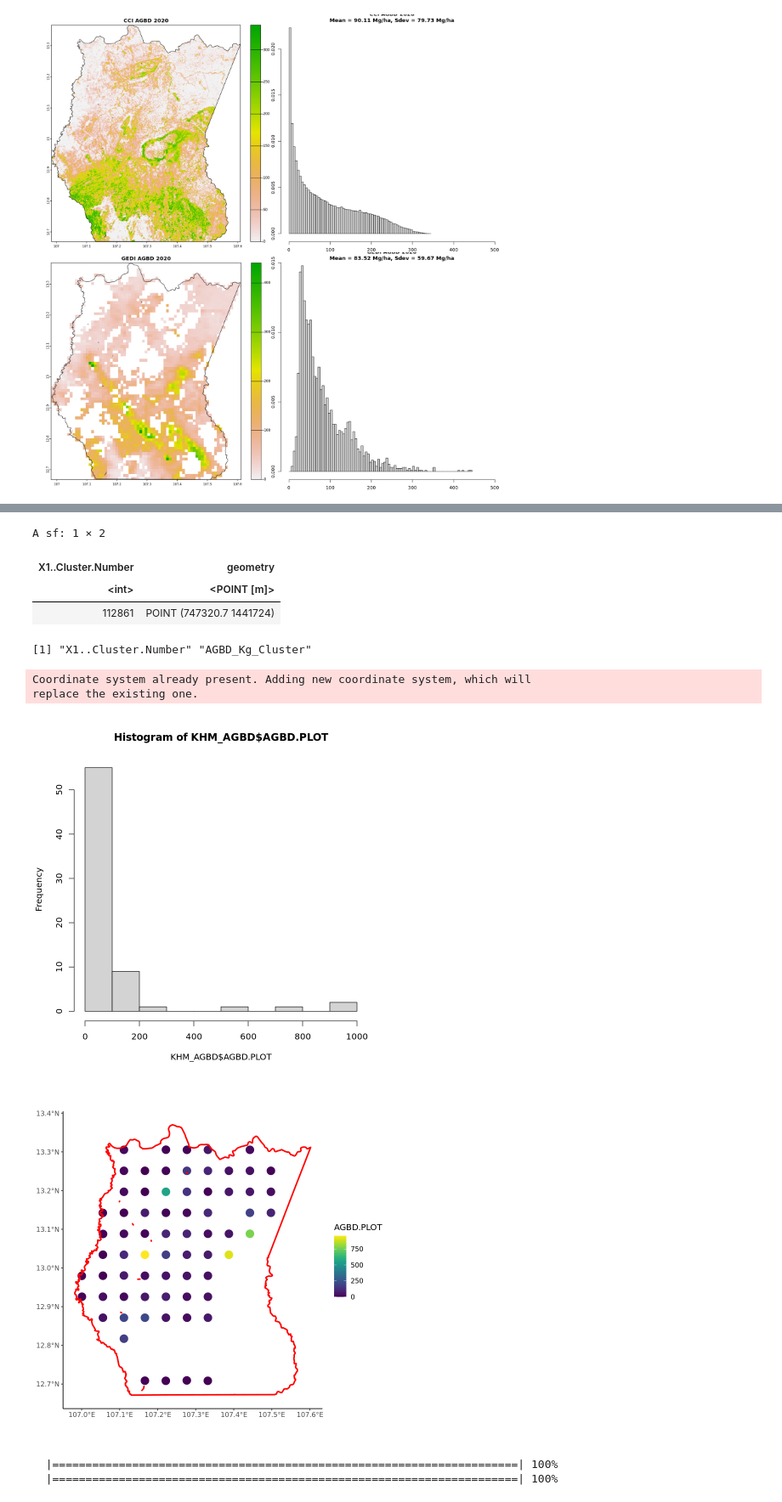
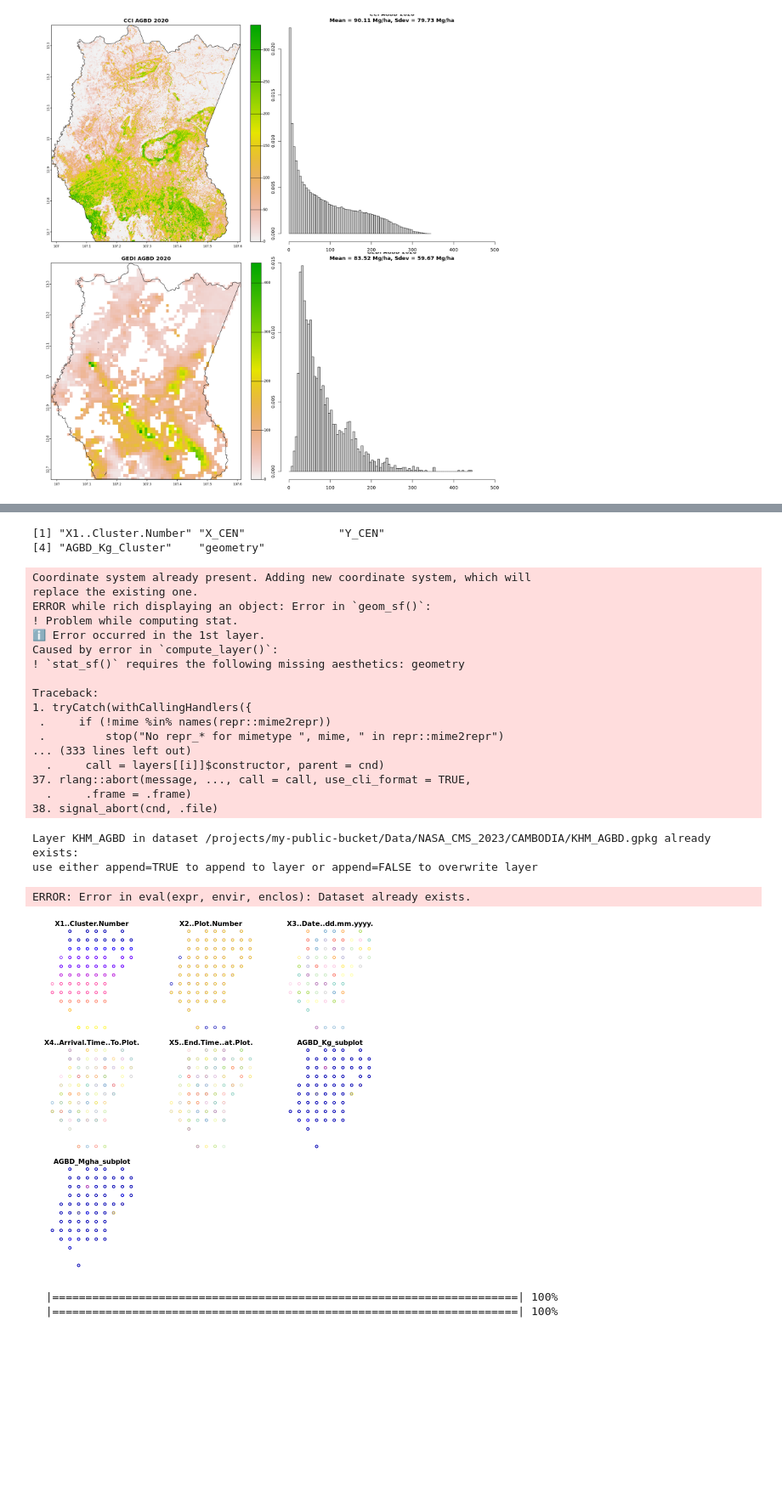
Before and after one commit to CEOSBiomassHarmonization/NASA_CMS, a Jupyter notebook: NASA_CMS_2023/Cambodia/Country_summaries_KHM.ipynb, the cells around one changed output, grey strips where cells are left out. Shown at 85% size. Drawn from its saved outputs; the diff is of its cells as text; code cells hidden in the pictures; blank space fills up the shorter version.

```diff
--- a/NASA_CMS_2023/Cambodia/Country_summaries_KHM.ipynb
+++ b/NASA_CMS_2023/Cambodia/Country_summaries_KHM.ipynb
@@ -239,22 +257,48 @@ Warning message in plot.sf(aoi, add = T, col = NA, border = "black"):
 options(repr.plot.width=7, repr.plot.height=7)
 Cont <- st_read("/projects/my-public-bucket/Data/NASA_CMS_2023/CAMBODIA/SrepokWildlifeSanctuary.gpkg") %>% st_transform("epsg:32648")
 
-PLOT_SIZE <- 0.15*3 ## (3 plots of 0.13 ha each)
+# ########### SUB-PLOT LEVEL ESTIMATES
 KHM_CLUSTER <- read.csv('/projects/my-public-bucket/Data/NASA_CMS_2023/CAMBODIA/XY_DataMondolkiriSrepokInput.csv')
-KHM_CLUSTER <- KHM_CLUSTER %>% group_by(X1..Cluster.Number)  %>% summarise(CLUSTER.X = mean(X6..UTM.E.X.,na.rm=TRUE), CLUSTER.Y = mean(X7..UTM.N.Y.,na.rm=TRUE))
-KHM_CLUSTER <- (st_as_sf(na.omit(KHM_CLUSTER),coords = c(2:3),crs = st_crs(32648)))
-colnames(KHM_CLUSTER)
-KHM_CLUSTER[KHM_CLUSTER$X1..Cluster.Number == 112861,]
+KHM_CLUSTER <- KHM_CLUSTER %>% group_by(X2..Plot.Number)
+KHM_CLUSTER = KHM_CLUSTER[,2:8]
+KHM_CLUSTER <- (st_as_sf(na.omit(KHM_CLUSTER),coords = c(6:7),crs = st_crs(32648)))
+# ggplot(KHM_CLUSTER) + coord_sf(crs = 32648) + geom_sf(aes(color = X1..Cluster.Number), size = 5, lwd = 0)
+SUBPLOT_SIZE <- 0.15 ## (1 plot of 0.15 ha each)
+KHM_AGBD <- read.csv('/projects/my-public-bucket/Data/NASA_CMS_2023/CAMBODIA/Mondolkiri_Srepok_tree_agb_20240612.csv')
+KHM_AGBD <- KHM_AGBD %>% fill(X1..Cluster.Number) %>% fill(X2..Plot.Number)
+KHM_AGBD <- KHM_AGBD %>% group_by(X1..Cluster.Number,X2..Plot.Number)  %>% summarise(AGBD_Kg_subplot = sum(m.agb,na.rm=TRUE))
+KHM_AGBD$AGBD_Mgha_subplot = KHM_AGBD$AGBD_Kg_subplot*0.001/SUBPLOT_SIZE
+KHM_AGBD <- left_join(KHM_CLUSTER, KHM_AGBD, by = c("X1..Cluster.Number","X2..Plot.Number"))
+plot(KHM_AGBD)
+# st_write(KHM_AGBD, dsn = file.path('/projects/my-public-bucket/Data/NASA_CMS_2023/CAMBODIA/KHM_subplot_AGBD.gpkg'), layer = 'KHM_AGBD', quiet = TRUE)
+
+# ########### PLOT LEVEL ESTIMATES
+
+PLOT_SIZE <- 0.15*3 ## (3 plots of 0.15 ha each)
+KHM_CLUSTER <- read.csv('/projects/my-public-bucket/Data/NASA_CMS_2023/CAMBODIA/XY_DataMondolkiriSrepokInput.csv')
+KHM_CLUSTER['X_CEN'] <- NA
+KHM_CLUSTER['X_CEN'][KHM_CLUSTER$X2..Plot.Number == 1,] <- 'X'
+KHM_CLUSTER['X_CEN'][KHM_CLUSTER$X2..Plot.Number == 3,] <- 'X'
+KHM_CLUSTER['Y_CEN'] <- NA
+KHM_CLUSTER['Y_CEN'][KHM_CLUSTER$X2..Plot.Number == 1,] <- 'Y'
+KHM_CLUSTER['Y_CEN'][KHM_CLUSTER$X2..Plot.Number == 2,] <- 'Y'
+KHM_CLUSTER_Xs <- na.omit(KHM_CLUSTER %>% group_by(X1..Cluster.Number,X_CEN)  %>% summarise(CLUSTER.X = mean(X6..UTM.E.X.,na.rm=TRUE)))
+KHM_CLUSTER_Ys <- na.omit(KHM_CLUSTER %>% group_by(X1..Cluster.Number,Y_CEN)  %>% summarise(CLUSTER.Y = mean(X7..UTM.N.Y.,na.rm=TRUE)))
+KHM_CLUSTER <- left_join(KHM_CLUSTER_Xs, KHM_CLUSTER_Ys, by = c("X1..Cluster.Number"))
+# KHM_CLUSTER <- (st_as_sf(na.omit(KHM_CLUSTER),coords = c(3,5),crs = st_crs(32648)))
+# KHM_CLUSTER <- KHM_CLUSTER %>% group_by(X1..Cluster.Number)  %>% summarise(CLUSTER.X = mean(X6..UTM.E.X.,na.rm=TRUE), CLUSTER.Y = mean(X7..UTM.N.Y.,na.rm=TRUE))
+# KHM_CLUSTER <- (st_as_sf(na.omit(KHM_CLUSTER),coords = c(2:3),crs = st_crs(32648)))
+# names(KHM_AGBD$geometry)=NULL
 
 KHM_AGBD <- read.csv('/projects/my-public-bucket/Data/NASA_CMS_2023/CAMBODIA/Mondolkiri_Srepok_tree_agb_20240612.csv')
 KHM_AGBD <- KHM_AGBD %>% fill(X1..Cluster.Number) %>% fill(X2..Plot.Number)
 KHM_AGBD <- KHM_AGBD %>% group_by(X1..Cluster.Number)  %>% summarise(AGBD_Kg_Cluster = sum(m.agb,na.rm=TRUE))
+
+KHM_AGBD <- left_join(KHM_CLUSTER, KHM_AGBD, by = c("X1..Cluster.Number"))
+KHM_AGBD <- (st_as_sf(na.omit(KHM_AGBD),coords = c(3,5),crs = st_crs(32648)))
 colnames(KHM_AGBD)
 
-KHM_AGBD <- left_join(KHM_CLUSTER, KHM_AGBD, by = c("X1..Cluster.Number"))
 KHM_AGBD['AGBD.PLOT'] = KHM_AGBD$AGBD_Kg_Cluster*0.001/PLOT_SIZE
-
-hist(KHM_AGBD$AGBD.PLOT)
 
 ggplot(KHM_AGBD) + coord_sf(crs = 32648) +
     geom_sf(aes(color = AGBD.PLOT), size = 5, lwd = 0) +
@@ -276,12 +325,26 @@ Geodetic CRS:  WGS 84
-A sf: 1 × 2
+[1] "X1..Cluster.Number" "X_CEN"              "Y_CEN"
+[4] "AGBD_Kg_Cluster"    "geometry"
-| X1..Cluster.Number | geometry |
-| <int> | <POINT [m]> |
-| 112861 | POINT (747320.7 1441724) |
-[1] "X1..Cluster.Number" "AGBD_Kg_Cluster"
+Coordinate system already present. Adding new coordinate system, which will
+replace the existing one.
+ERROR while rich displaying an object: Error in `geom_sf()`:
+! Problem while computing stat.
+ℹ Error occurred in the 1st layer.
+Caused by error in `compute_layer()`:
+! `stat_sf()` requires the following missing aesthetics: geometry
+
+Traceback:
+1. tryCatch(withCallingHandlers({
+ .     if (!mime %in% names(repr::mime2repr))
+ .         stop("No repr_* for mimetype ", mime, " in repr::mime2repr")
+... (333 lines left out)
+  .     call = layers[[i]]$constructor, parent = cnd)
+37. rlang::abort(message, ..., call = call, use_cli_format = TRUE,
+  .     .frame = .frame)
+38. signal_abort(cnd, .file)
-Coordinate system already present. Adding new coordinate system, which will
-replace the existing one.
+Layer KHM_AGBD in dataset /projects/my-public-bucket/Data/NASA_CMS_2023/CAMBODIA/KHM_AGBD.gpkg already exists:
+use either append=TRUE to append to layer or append=FALSE to overwrite layer
+ERROR: Error in eval(expr, envir, enclos): Dataset already exists.
-[figure, old version]
+[figure, new version]
-[figure, removed]
 # %%
 # Cont <- st_read("/projects/my-public-bucket/Data/NASA_CMS_2023/CAMBODIA/SrepokWildlifeSanctuary.gpkg")
 # hei.rast <- rast('/projects/my-public-bucket/Data/NASA_CMS_2023/CAMBODIA/2020_20N_100E.tif')
```
Also changed, not shown: parts of 2 cells of this notebook, 7 other files.
